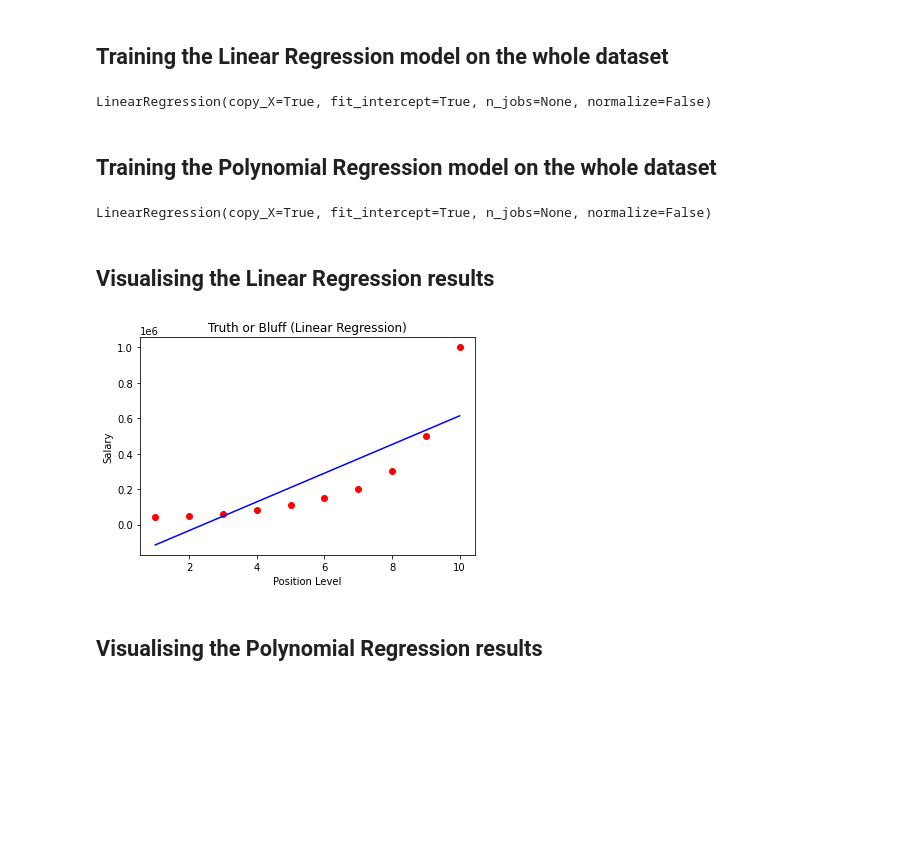
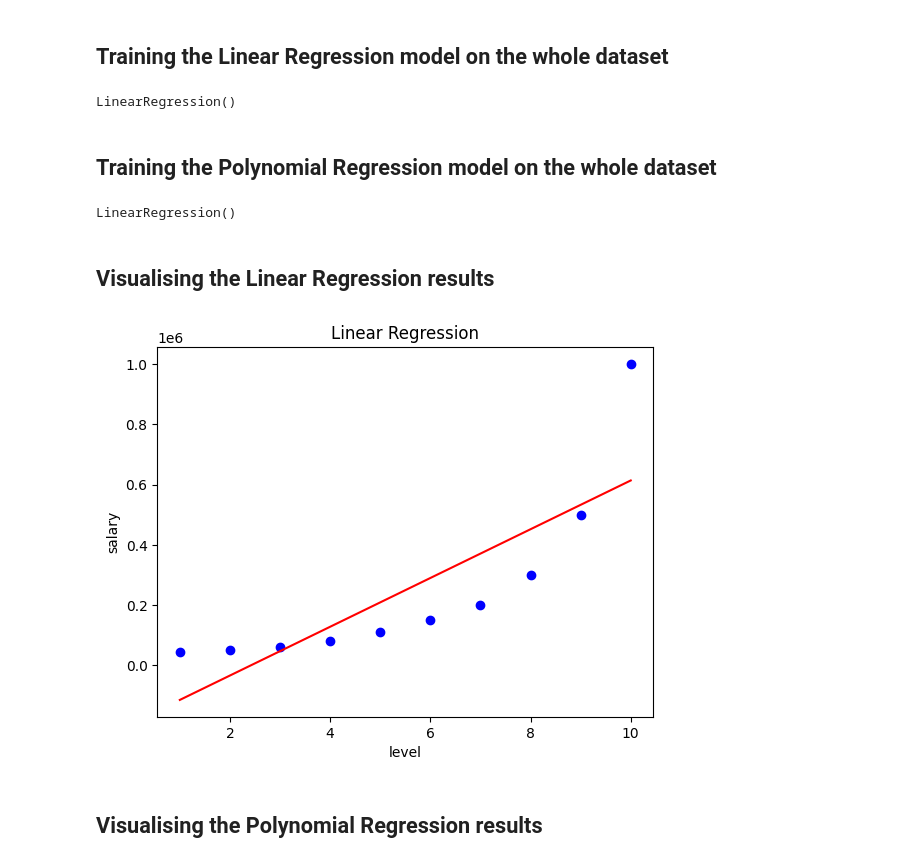
Before and after one commit to inikanipp/Python, a Jupyter notebook: Polynomial-Linear-Regression/train_polynomial_regression.ipynb, the cells around one changed output. Drawn from its saved outputs; the diff is of its cells as text; code cells hidden in the pictures; blank space fills up the shorter version.

Commit message:
Update Polynomial Regression Colab

```diff
--- a/Polynomial-Linear-Regression/train_polynomial_regression.ipynb
+++ b/Polynomial-Linear-Regression/train_polynomial_regression.ipynb
@@ -11,38 +11,38 @@ import pandas as pd
 # %% [markdown]
 ## Importing the dataset
 # %%
-dataset = pd.read_csv('Position_Salaries.csv')
-X = dataset.iloc[:, 1:-1].values
-y = dataset.iloc[:, -1].values
+df = pd.read_csv('Position_Salaries.csv')
+x = df.iloc[:, 1:-1].values
+y = df.iloc[:, -1].values
 # %% [markdown]
 ## Training the Linear Regression model on the whole dataset
 # %%
 from sklearn.linear_model import LinearRegression
 lin_reg = LinearRegression()
-lin_reg.fit(X, y)
+lin_reg.fit(x, y)
 # %% [output]
-LinearRegression(copy_X=True, fit_intercept=True, n_jobs=None, normalize=False)
+LinearRegression()
 # %% [markdown]
 ## Training the Polynomial Regression model on the whole dataset
 # %%
 from sklearn.preprocessing import PolynomialFeatures
-poly_reg = PolynomialFeatures(degree = 4)
-X_poly = poly_reg.fit_transform(X)
+reg_pol = PolynomialFeatures(degree=4)
+x_pol = reg_pol.fit_transform(x)
 lin_reg_2 = LinearRegression()
-lin_reg_2.fit(X_poly, y)
+lin_reg_2.fit(x_pol, y)
 # %% [output]
-LinearRegression(copy_X=True, fit_intercept=True, n_jobs=None, normalize=False)
+LinearRegression()
 # %% [markdown]
 ## Visualising the Linear Regression results
 # %%
-plt.scatter(X, y, color = 'red')
-plt.plot(X, lin_reg.predict(X), color = 'blue')
-plt.title('Truth or Bluff (Linear Regression)')
-plt.xlabel('Position Level')
-plt.ylabel('Salary')
+plt.scatter(x, y, color='blue')
+plt.plot(x, lin_reg.predict(x), color='red')
+plt.title('Linear Regression')
+plt.xlabel('level')
+plt.ylabel('salary')
 plt.show()
 # %% [output]
-[figure, old version]
+[figure, new version]
 # %% [markdown]
 ## Visualising the Polynomial Regression results
 # %%
```
Also changed, not shown: parts of 4 cells of this notebook.
